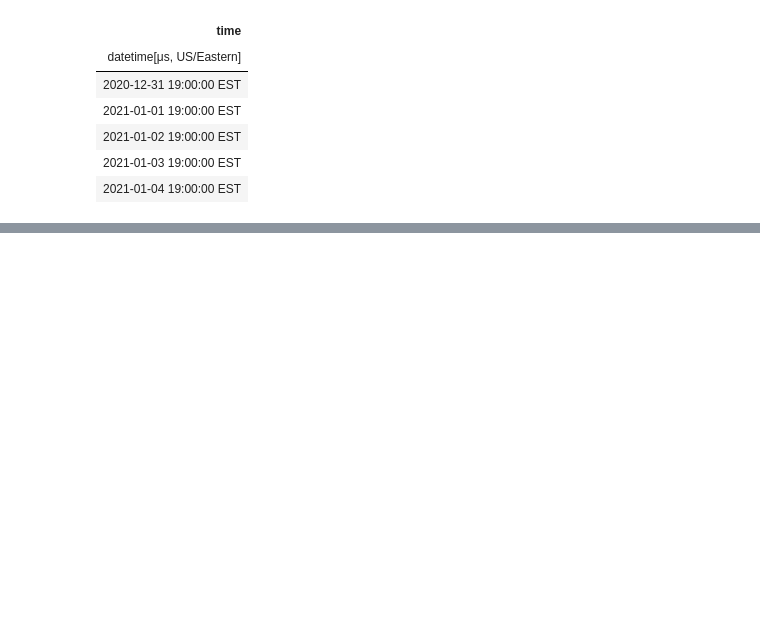
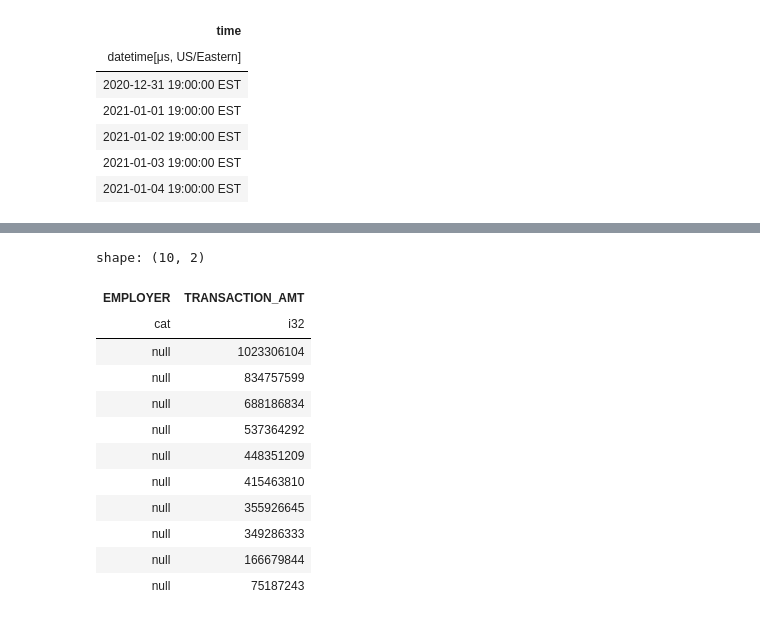
Before and after one commit to kevinheavey/modern-polars, a Jupyter notebook: performance.ipynb, the cells around one changed output, grey strips where cells are left out. Cells and saved outputs as stored; diff of their text form; code cells hidden in the pictures; blank space fills up the shorter version.

```diff
--- a/performance.ipynb
+++ b/performance.ipynb
@@ -1001,0 +1096,16 @@ for year in years:
+# %%
+total_by_employee_pl.collect()
+# %% [output]
+shape: (10, 2)
+| EMPLOYER | TRANSACTION_AMT |
+| cat | i32 |
+| null | 1023306104 |
+| null | 834757599 |
+| null | 688186834 |
+| null | 537364292 |
+| null | 448351209 |
+| null | 415463810 |
+| null | 355926645 |
+| null | 349286333 |
+| null | 166679844 |
+| null | 75187243 |
```
Also changed, not shown: parts of 11 cells of this notebook.
